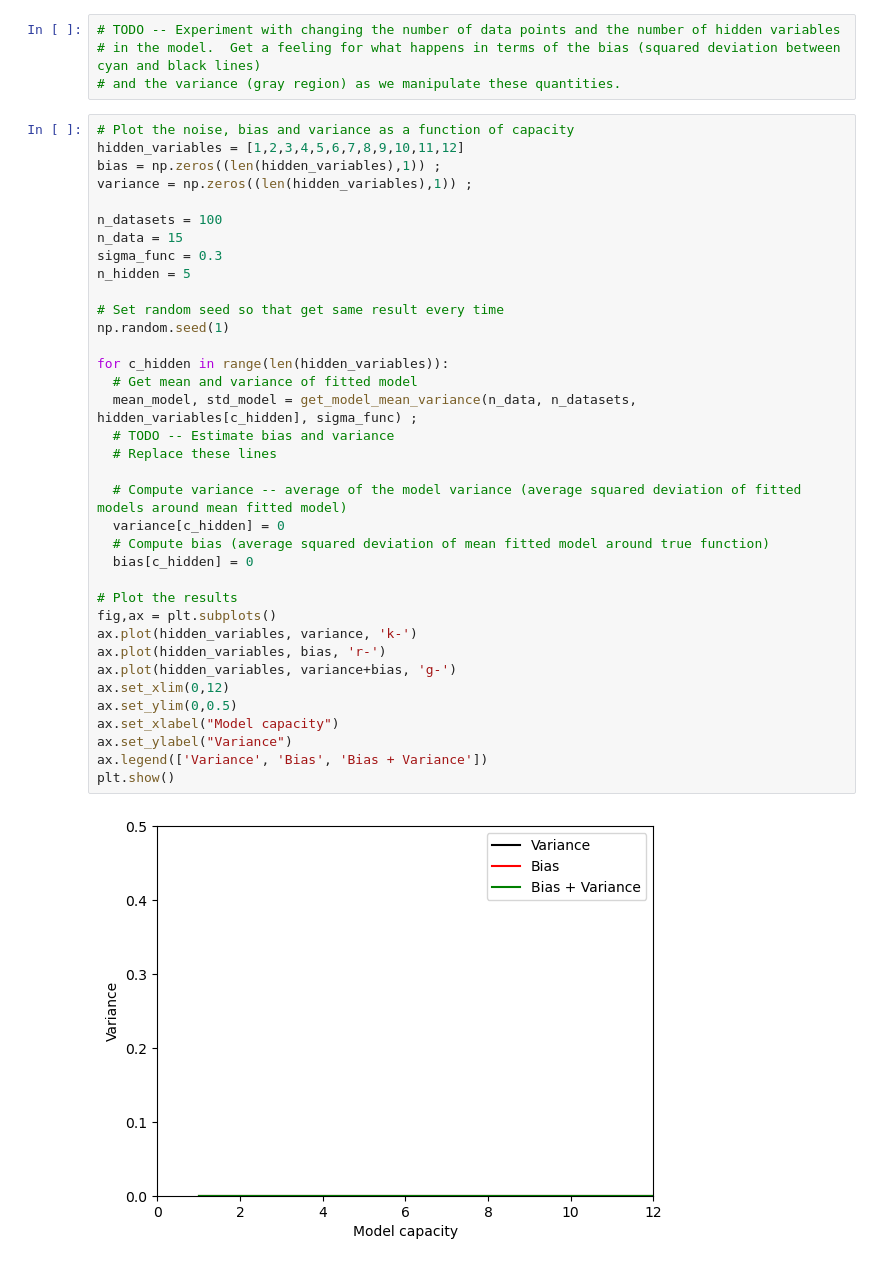
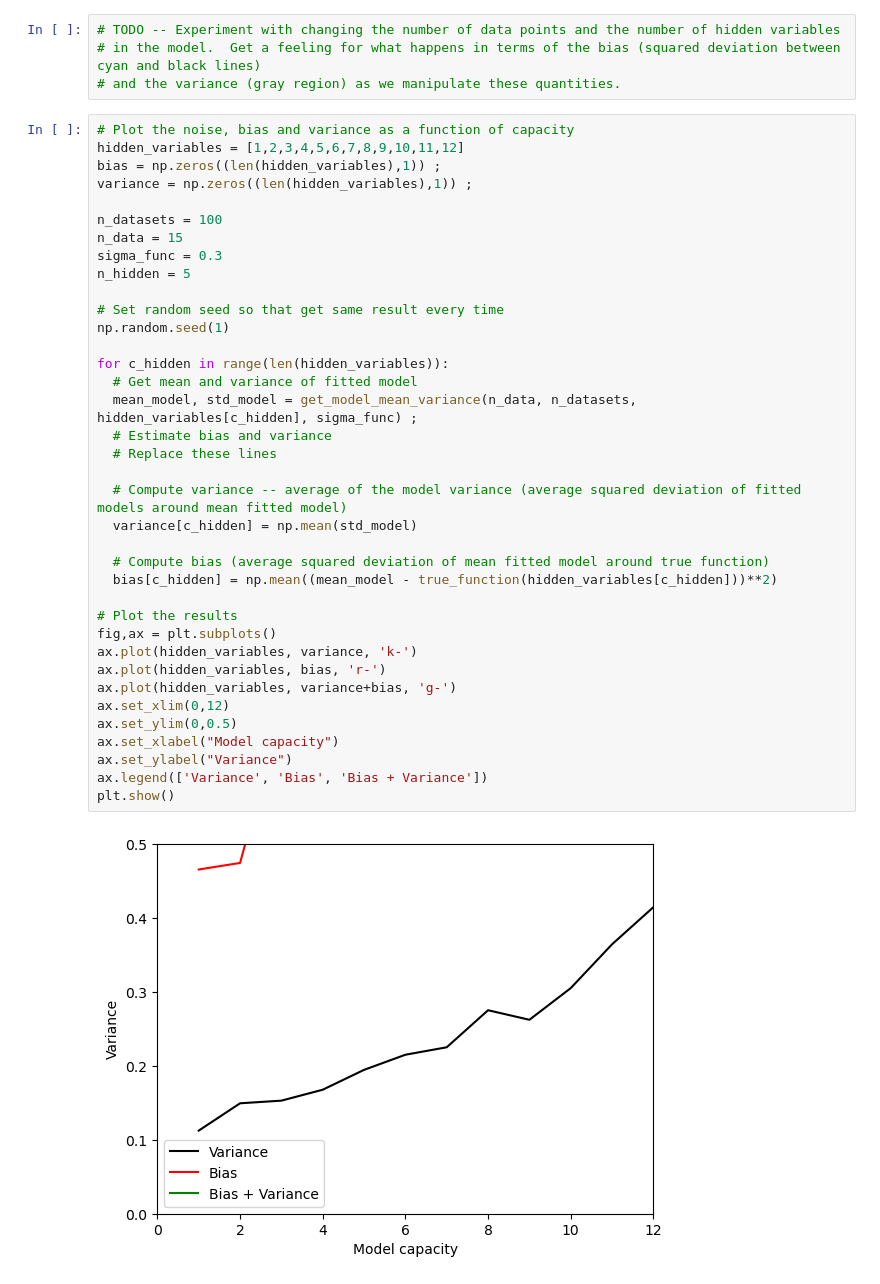
Before and after one commit to faisalmemon/udlbook, a Jupyter notebook: Notebooks/Chap08/8_2_Bias_Variance_Trade_Off.ipynb, the cells around one changed output. Cells and saved outputs as stored; diff of their text form.

Commit message:
Some of the code is done but variance and bias cell isn't correct.

```diff
--- a/Notebooks/Chap08/8_2_Bias_Variance_Trade_Off.ipynb
+++ b/Notebooks/Chap08/8_2_Bias_Variance_Trade_Off.ipynb
@@ -170,34 +166,35 @@ bias = np.zeros((len(hidden_variables),1)) ;
 variance = np.zeros((len(hidden_variables),1)) ;
 
 n_datasets = 100
 n_data = 15
 sigma_func = 0.3
 n_hidden = 5
 
 # Set random seed so that get same result every time
 np.random.seed(1)
 
 for c_hidden in range(len(hidden_variables)):
   # Get mean and variance of fitted model
   mean_model, std_model = get_model_mean_variance(n_data, n_datasets, hidden_variables[c_hidden], sigma_func) ;
-  # TODO -- Estimate bias and variance
+  # Estimate bias and variance
   # Replace these lines
 
   # Compute variance -- average of the model variance (average squared deviation of fitted models around mean fitted model)
-  variance[c_hidden] = 0
+  variance[c_hidden] = np.mean(std_model)
+
   # Compute bias (average squared deviation of mean fitted model around true function)
-  bias[c_hidden] = 0
+  bias[c_hidden] = np.mean((mean_model - true_function(hidden_variables[c_hidden]))**2)
 
 # Plot the results
 fig,ax = plt.subplots()
 ax.plot(hidden_variables, variance, 'k-')
 ax.plot(hidden_variables, bias, 'r-')
 ax.plot(hidden_variables, variance+bias, 'g-')
 ax.set_xlim(0,12)
 ax.set_ylim(0,0.5)
 ax.set_xlabel("Model capacity")
 ax.set_ylabel("Variance")
 ax.legend(['Variance', 'Bias', 'Bias + Variance'])
 plt.show()
 # %% [output]
-[figure, old version]
+[figure, new version]
```
Also changed, not shown: parts of 2 cells of this notebook.
